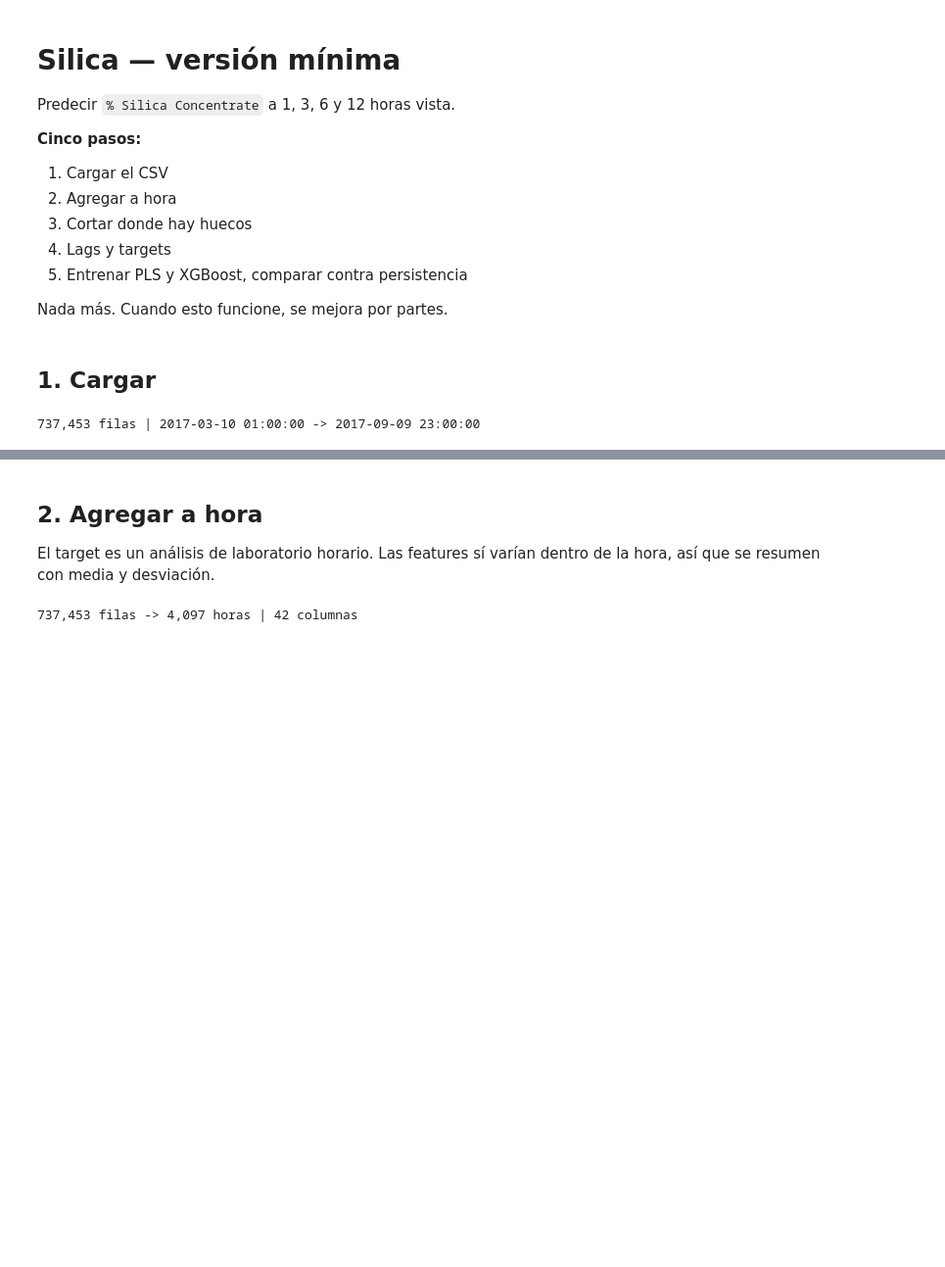
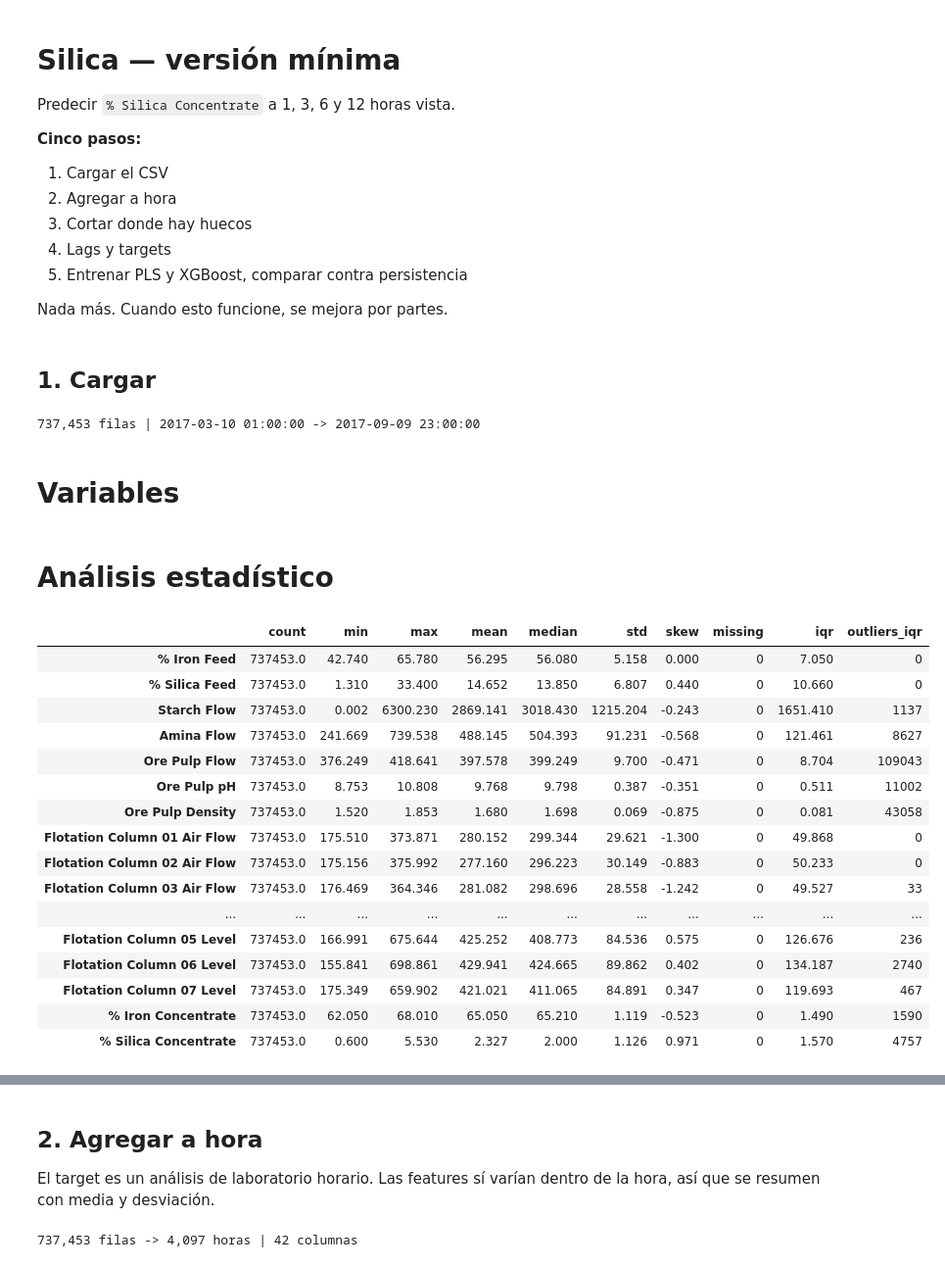
Before and after one commit to gerardo-perez-96/AOVE2-doc, a Jupyter notebook: mining_process_dataset/silica_simple.ipynb, the cells around one changed output, grey strips where cells are left out. Shown at 98% size. Drawn from its saved outputs; the diff is of its cells as text; code cells hidden in the pictures; blank space fills up the shorter version.

```diff
--- a/mining_process_dataset/silica_simple.ipynb
+++ b/mining_process_dataset/silica_simple.ipynb
@@ -53,3 +45,5 @@ data = data.sort_values(TIME).reset_index(drop=True)
 print(f"{len(data):,} filas | {data[TIME].min()} -> {data[TIME].max()}")
 # %% [output]
 737,453 filas | 2017-03-10 01:00:00 -> 2017-09-09 23:00:00
+# %% [markdown]
+# Variables
@@ -55,0 +61,39 @@ print(f"{len(data):,} filas | {data[TIME].min()} -> {data[TIME].max()}")
+# %% [markdown]
+# Análisis estadístico
+# %%
+resumen = data.drop(columns=[TIME]).agg(
+    ["count", "min", "max", "mean", "median", "std", "skew"]
+).T
+
+resumen["missing"] = data.drop(columns=[TIME]).isna().sum()
+resumen["iqr"] = (
+    data.drop(columns=[TIME]).quantile(0.75)
+    - data.drop(columns=[TIME]).quantile(0.25)
+)
+resumen["outliers_iqr"] = [
+    (
+        (data[col] < data[col].quantile(0.25) - 1.5 * resumen.loc[col, "iqr"])
+        | (data[col] > data[col].quantile(0.75) + 1.5 * resumen.loc[col, "iqr"])
+    ).sum()
+    for col in resumen.index
+]
+
+resumen.round(3)
+# %% [output]
+|  | count | min | max | mean | median | std | skew | missing | iqr | outliers_iqr |
+| % Iron Feed | 737453.0 | 42.740 | 65.780 | 56.295 | 56.080 | 5.158 | 0.000 | 0 | 7.050 | 0 |
+| % Silica Feed | 737453.0 | 1.310 | 33.400 | 14.652 | 13.850 | 6.807 | 0.440 | 0 | 10.660 | 0 |
+| Starch Flow | 737453.0 | 0.002 | 6300.230 | 2869.141 | 3018.430 | 1215.204 | -0.243 | 0 | 1651.410 | 1137 |
+| Amina Flow | 737453.0 | 241.669 | 739.538 | 488.145 | 504.393 | 91.231 | -0.568 | 0 | 121.461 | 8627 |
+| Ore Pulp Flow | 737453.0 | 376.249 | 418.641 | 397.578 | 399.249 | 9.700 | -0.471 | 0 | 8.704 | 109043 |
+| Ore Pulp pH | 737453.0 | 8.753 | 10.808 | 9.768 | 9.798 | 0.387 | -0.351 | 0 | 0.511 | 11002 |
+| Ore Pulp Density | 737453.0 | 1.520 | 1.853 | 1.680 | 1.698 | 0.069 | -0.875 | 0 | 0.081 | 43058 |
+| Flotation Column 01 Air Flow | 737453.0 | 175.510 | 373.871 | 280.152 | 299.344 | 29.621 | -1.300 | 0 | 49.868 | 0 |
+| Flotation Column 02 Air Flow | 737453.0 | 175.156 | 375.992 | 277.160 | 296.223 | 30.149 | -0.883 | 0 | 50.233 | 0 |
+| Flotation Column 03 Air Flow | 737453.0 | 176.469 | 364.346 | 281.082 | 298.696 | 28.558 | -1.242 | 0 | 49.527 | 33 |
+| ... | ... | ... | ... | ... | ... | ... | ... | ... | ... | ... |
+| Flotation Column 05 Level | 737453.0 | 166.991 | 675.644 | 425.252 | 408.773 | 84.536 | 0.575 | 0 | 126.676 | 236 |
+| Flotation Column 06 Level | 737453.0 | 155.841 | 698.861 | 429.941 | 424.665 | 89.862 | 0.402 | 0 | 134.187 | 2740 |
+| Flotation Column 07 Level | 737453.0 | 175.349 | 659.902 | 421.021 | 411.065 | 84.891 | 0.347 | 0 | 119.693 | 467 |
+| % Iron Concentrate | 737453.0 | 62.050 | 68.010 | 65.050 | 65.210 | 1.119 | -0.523 | 0 | 1.490 | 1590 |
+| % Silica Concentrate | 737453.0 | 0.600 | 5.530 | 2.327 | 2.000 | 1.126 | 0.971 | 0 | 1.570 | 4757 |
```
Also changed, not shown: parts of 13 cells of this notebook, 6 other files.
